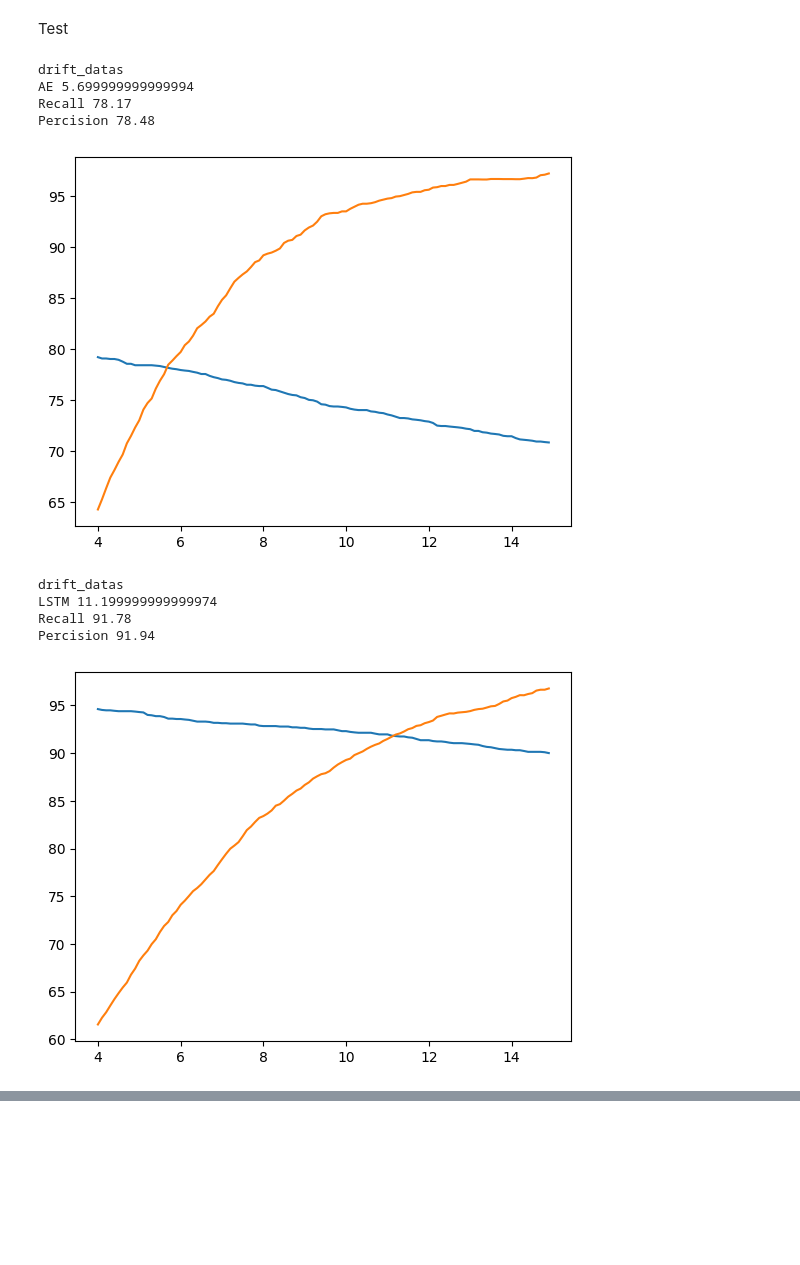
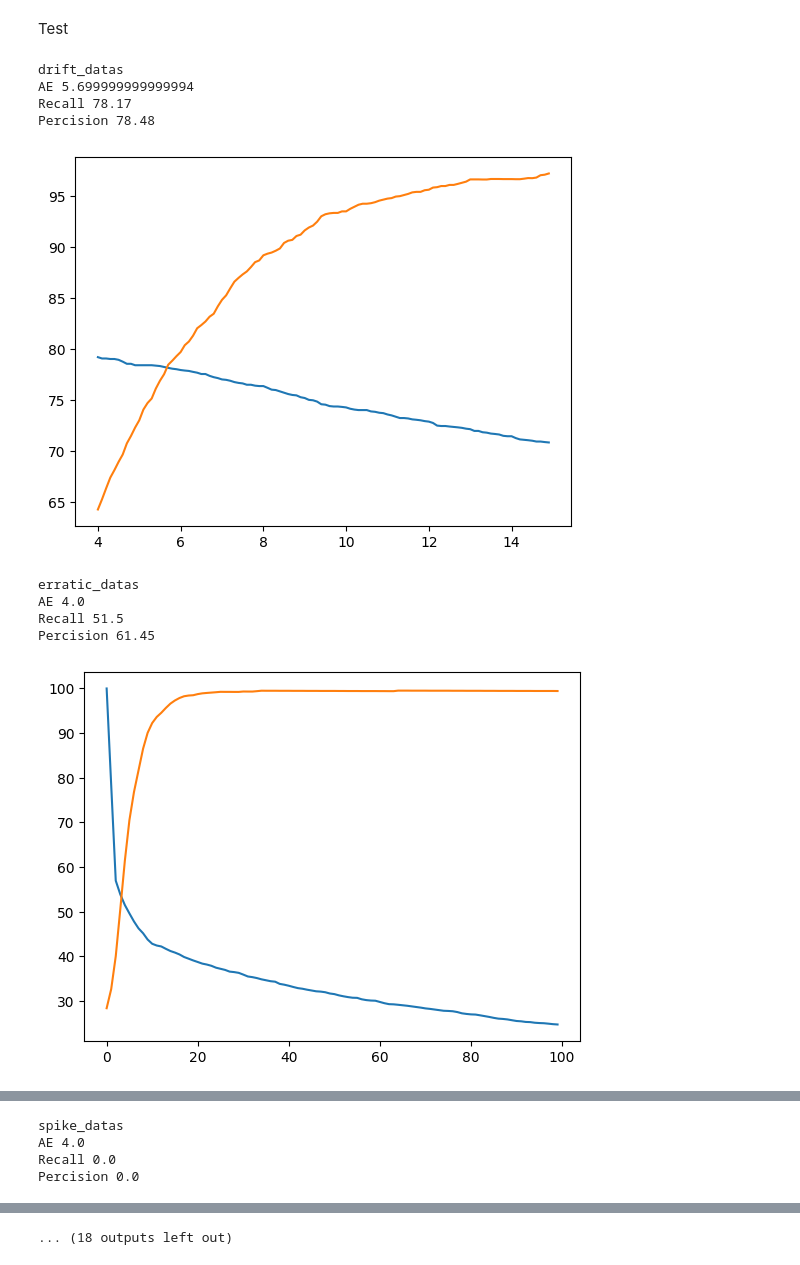
Before and after one commit to yilee10/detect_anormal, a Jupyter notebook: model_test.ipynb, the cells around one changed output, grey strips where cells are left out. Drawn from its saved outputs; the diff is of its cells as text; code cells hidden in the pictures; blank space fills up the shorter version.

Commit message:
try to find optimize threshold

```diff
--- a/model_test.ipynb
+++ b/model_test.ipynb
@@ -65,3 +63,7 @@ X_AE_train, y_AE_train = X_to_XyAE_shape(normal_datas['value'],1)
+# %%
+n_time_in = 10 # 10개의 데이터 입력으로 받음
+ntime_out = 1 # 다음 한개의 데이터 목표값
+X_AE_train, y_AE_train = X_to_XyAE_shape(normal_datas['value'],ntime_out)
 # %% [markdown]
 모델 생성
 # %%
@@ -257,16 +259,15 @@ for anormal_type in anormal_list: #anormal_type[0]는 이름 anormal_type[1]는
     AE_list = []
     if (anormal_type[0] == 'drift'):
         threshold = np.arange(4, 15, 0.1)
-    """ ##################### 수정 #########################
     if (anormal_type[0] == "erratic"):
-        threshold = np.arange(7, 10, 0.5)
+        threshold = np.arange(2, 10, 0.1)
     if (anormal_type[0] == "hardover"):
-        threshold = np.arange(7, 10, 0.5)
+        threshold = np.arange(10, 70, 1)
     if (anormal_type[0] == "spike"):
-        threshold = np.arange(7, 10, 0.5)
+        threshold = np.arange(0, 200, 1)
     if (anormal_type[0] == "stuck"):
-        threshold = np.arange(7, 10, 0.5)
-    """
+        threshold = np.arange(0, 7, 0.1)
+
     for i in threshold:
         #LSTM_AE
         LSTM_AE_evaluation = LSTM_AE_evaluate(anormal_type[1],i)
@@ -320,27 +321,75 @@ for model in model_list:
 # %%
 model_list = ['AE','LSTM','LSTM_AE']
 for model in model_list:
     drift_datas,erratic_datas,hardover_datas,spike_datas,stuck_datas = evaluation_file_to_pd(model) #'AE','LSTM','LSTM_AE'
     file_size = len(drift_datas)
     for i in range(file_size):
         #print(drift_datas["Recall"][i],drift_datas["Percision"][i])
         if(drift_datas["Recall"][i]<=drift_datas["Percision"][i]):
             print("drift_datas")
             print(model,drift_datas["Threshold"][i])
             print("Recall",drift_datas["Recall"][i])
             print("Percision",drift_datas["Percision"][i])
             break
     plt.plot(drift_datas["Threshold"],drift_datas["Recall"],label="Recall")
     plt.plot(drift_datas["Threshold"],drift_datas["Percision"],label="Percision")
     plt.show()
+
+    for i in range(file_size):
+        #print(drift_datas["Recall"][i],drift_datas["Percision"][i])
+        if(erratic_datas["Recall"][i]<=erratic_datas["Percision"][i]):
+            print("erratic_datas")
+            print(model,erratic_datas["Threshold"][i])
+            print("Recall",erratic_datas["Recall"][i])
+            print("Percision",erratic_datas["Percision"][i])
+            break
+    plt.plot(erratic_datas["Threshold"],erratic_datas["Recall"],label="Recall")
+    plt.plot(erratic_datas["Threshold"],erratic_datas["Percision"],label="Percision")
+    plt.show()
+
+    for i in range(file_size):
+        #print(drift_datas["Recall"][i],drift_datas["Percision"][i])
+        if(hardover_datas["Recall"][i]<=hardover_datas["Percision"][i]):
+            print("hardover_datas")
+            print(model,hardover_datas["Threshold"][i])
+            print("Recall",hardover_datas["Recall"][i])
+            print("Percision",hardover_datas["Percision"][i])
+            break
+    plt.plot(hardover_datas["Threshold"],hardover_datas["Recall"],label="Recall")
+    plt.plot(hardover_datas["Threshold"],hardover_datas["Percision"],label="Percision")
+    plt.show()
+
+    for i in range(file_size):
+        #print(drift_datas["Recall"][i],drift_datas["Percision"][i])
+        if(spike_datas["Recall"][i]<=spike_datas["Percision"][i]):
+            print("spike_datas")
+            print(model,spike_datas["Threshold"][i])
+            print("Recall",spike_datas["Recall"][i])
+            print("Percision",spike_datas["Percision"][i])
+            break
+    plt.plot(spike_datas["Threshold"],spike_datas["Recall"],label="Recall")
+    plt.plot(spike_datas["Threshold"],spike_datas["Percision"],label="Percision")
+    plt.show()
+
+    for i in range(file_size):
+        #print(drift_datas["Recall"][i],drift_datas["Percision"][i])
+        if(stuck_datas["Recall"][i]<=stuck_datas["Percision"][i]):
+            print("stuck_datas")
+            print(model,stuck_datas["Threshold"][i])
+            print("Recall",stuck_datas["Recall"][i])
+            print("Percision",stuck_datas["Percision"][i])
+            break
+    plt.plot(stuck_datas["Threshold"],stuck_datas["Recall"],label="Recall")
+    plt.plot(stuck_datas["Threshold"],stuck_datas["Percision"],label="Percision")
+    plt.show()
 # %% [output]
 drift_datas
 AE 5.699999999999994
 Recall 78.17
 Percision 78.48
 [figure]
-drift_datas
-LSTM 11.199999999999974
-Recall 91.78
-Percision 91.94
+erratic_datas
+AE 4.0
+Recall 51.5
+Percision 61.45
-[figure, old version]
+[figure, new version]
@@ -351,0 +401,4 @@ Percision 91.37
+spike_datas
+AE 4.0
+Recall 0.0
+Percision 0.0
@@ -351,0 +416 @@ Percision 91.37
+... (18 outputs left out)
```
Also changed, not shown: parts of 2 cells of this notebook.
